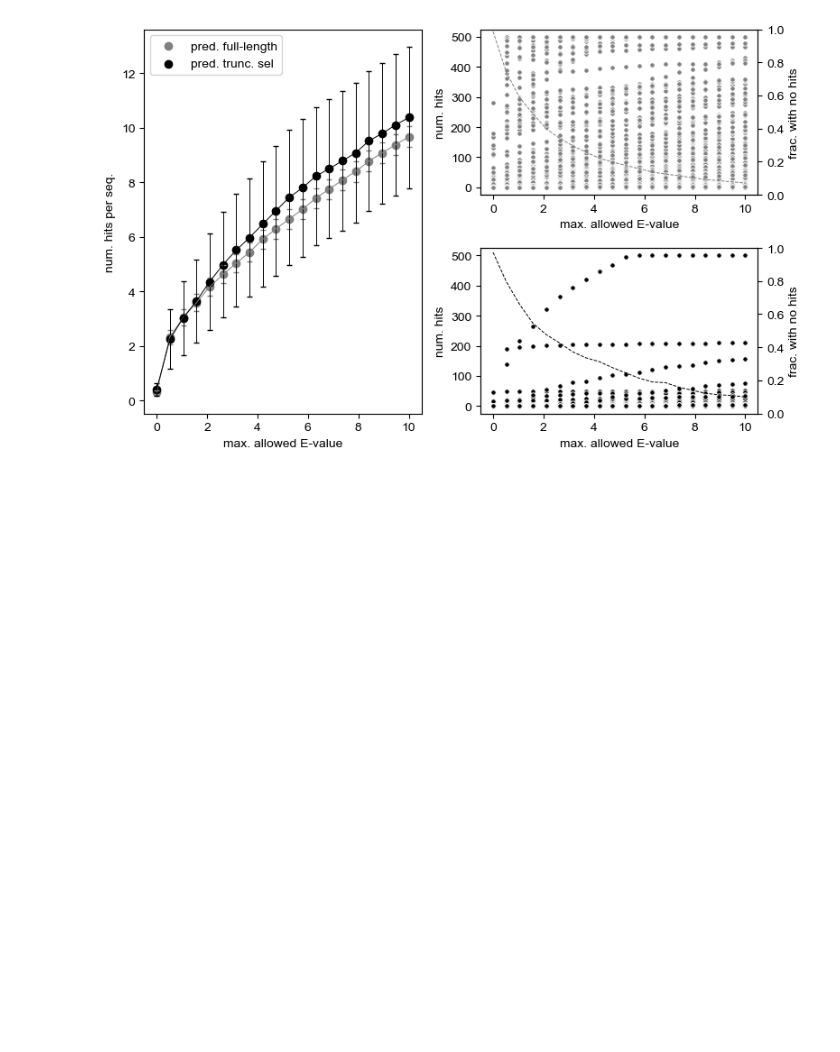
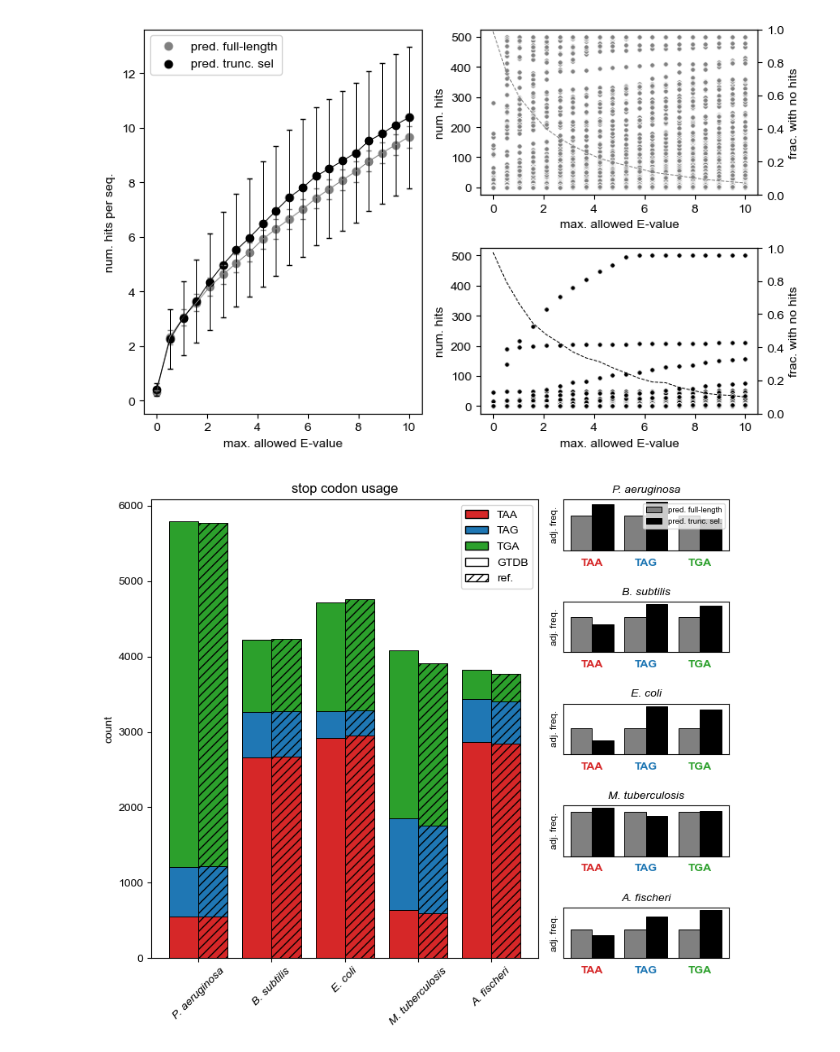
Before and after one commit to pipparichter/selenobot, a Jupyter notebook: notebooks/model-orgs-2c.ipynb, the cells around one changed output. Drawn from its saved outputs; the diff is of its cells as text; code cells hidden in the pictures; blank space fills up the shorter version.

```diff
--- a/notebooks/model-orgs-2c.ipynb
+++ b/notebooks/model-orgs-2c.ipynb
@@ -277,20 +317,0 @@ plt.show()
-# %%
-# Differences in GC content could signal differences in amino acid composition?
-amino_acids = list('LAGVSERTIDPKQNFYMHWC')
-x = np.arange(len(amino_acids))
-
-fig, axes = plt.subplots(ncols=2, figsize=(10, 3))
-
-kwargs = {'capsize':2, 'fmt':'none'}
-color_map[0] = 'gray'
-color_map[1] = 'black'
-
-for ax, df in zip(axes, [org_cds_df, org_err_df]):
-
-    for pred, df_ in df.groupby(pred_col):
-        aa_comps_df = pd.DataFrame([{aa:seq.count(aa) / len(seq) for aa in amino_acids} for seq in df_.seq])
-        ax.errorbar(x, aa_comps_df.mean(axis=0), yerr=aa_comps_df.std(axis=0) / np.sqrt(len(aa_comps_df)), c=color_map[pred], **kwargs)
-        ax.scatter(x, aa_comps_df.mean(axis=0), c=color_map[pred], s=10)
-    ax.set_xticks(x, labels=amino_acids)
-
-plt.show()
@@ -371,3 +390,69 @@ for ax, (pred, df) in zip(ax_1b, org_df.groupby(pred_col)):
 plt.show()
 # %% [output]
 [figure]
+# %%
+fig = plt.figure(layout='tight', figsize=(8, 7))
+grid = GridSpec(nrows=5, ncols=2, figure=fig, width_ratios=[0.7, 0.3])
+
+ax_1a = fig.add_subplot(grid[:, 0])
+ax_1b = [fig.add_subplot(grid[i, 1]) for i in range(5)]
+
+
+
+def figure_5(codon_type:str='start'):
+
+    codons = {'start':['ATG', 'GTG', 'TTG'], 'stop':['TAA', 'TAG', 'TGA']}
+    codons = codons[codon_type]
+
+    df = pd.concat([organism.df.value_counts(f'{codon_type}_codon').sort_index() for organism in organisms], axis=1)
+    df = df[~(df.index == 'none')]
+
+    ref_df = pd.concat([organism.ref_df[organism.ref_df.feature == 'CDS'].value_counts('stop_codon').sort_index() for organism in organisms], axis=1)
+    ref_df = ref_df[~(ref_df.index == 'none')]
+
+    def add_bar(heights:np.ndarray=None, bottom:np.ndarray=None, ax:plt.Axes=None, offset:float=0, positions:np.ndarray=None, **kwargs):
+        ax.bar(positions - offset, heights, bottom=bottom, edgecolor='black', lw=0.7, width=0.4, **kwargs)
+        if bottom is not None:
+            return bottom + heights
+
+    def add_colored_xtick_labels(ticks:np.ndarray, labels:list=None, colors:list=None, ax:plt.Axes=None, **kwargs):
+        ax.set_xticks([])
+        for x, label, color in zip(ticks, labels, colors):
+            ax.text(x, -0.3, label, color=color, ha='center', transform=ax.get_xaxis_transform(), **kwargs)
+
+    positions = np.arange(len(organisms))
+    bottom = np.zeros(len(organisms))
+    for codon, heights in zip(df.index, df.values):
+        bottom = add_bar(positions=positions, bottom=bottom, heights=heights, ax=ax_1a, offset=0.2, color=color_map[codon])
+
+    bottom = np.zeros(len(organisms))
+    for codon, heights in zip(ref_df.index, ref_df.values):
+        bottom = add_bar(positions=positions, bottom=bottom, heights=heights, ax=ax_1a, offset=-0.2, color=color_map[codon], hatch='///')
+
+    handles = [Patch(facecolor=color_map[codon], edgecolor='black') for codon in codons] + [Patch(facecolor='white', edgecolor='black'), Patch(facecolor='white', hatch='///', edgecolor='black')]
+    ax_1a.legend(handles=handles, labels=codons + ['GTDB', 'ref.'])
+    ax_1a.set_xticks(positions, labels=[repr(organism) for organism in organisms], rotation=45, fontstyle='italic')
+    ax_1a.set_title(f'{codon_type} codon usage')
+    ax_1a.set_ylabel('count')
+
+    positions = np.arange(len(codons))
+
+    for ax, organism in zip(ax_1b, organisms):
+        ax.set_title(repr(organism), fontsize='medium', fontstyle='italic')
+        ax.set_ylabel('adj. freq.', fontsize='small')
+        ax.set_yticks([])
+        add_colored_xtick_labels(positions, labels=codons, colors=[color_map[codon] for codon in codons], fontweight='bold', fontsize='medium', ax=ax)
+
+        org_df = load_organisms_df(organisms=[organism])
+        totals = {codon:(org_df[f'{codon_type}_codon'] == codon).sum() for codon in codons}
+
+        for pred, df in org_df.groupby(pred_col):
+            heights = np.array([(df[f'{codon_type}_codon'] == codon).sum() / totals[codon] for codon in codons]) / len(df)
+            add_bar(positions=positions, heights=heights, ax=ax, color=color_map[pred], offset=0.2 if (pred == 0) else -0.2)
+    ax_1b[0].legend(['pred. full-length', 'pred. trunc. sel.'], fontsize='x-small')
+
+    plt.show()
+
+figure_5(codon_type='stop')
+# %% [output]
+[figure, added]
```
Also changed, not shown: parts of 13 cells of this notebook, 5 other files.
